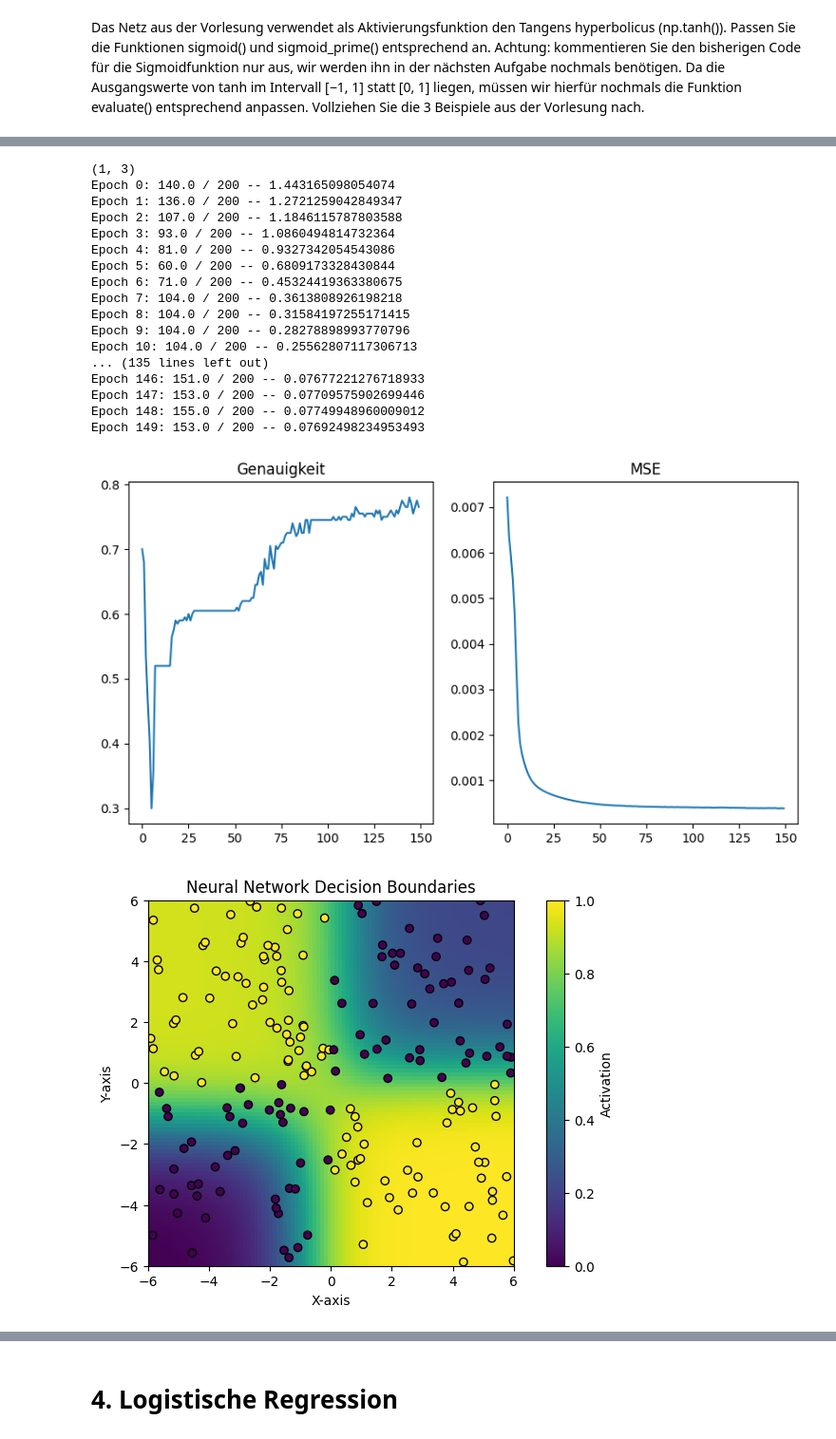
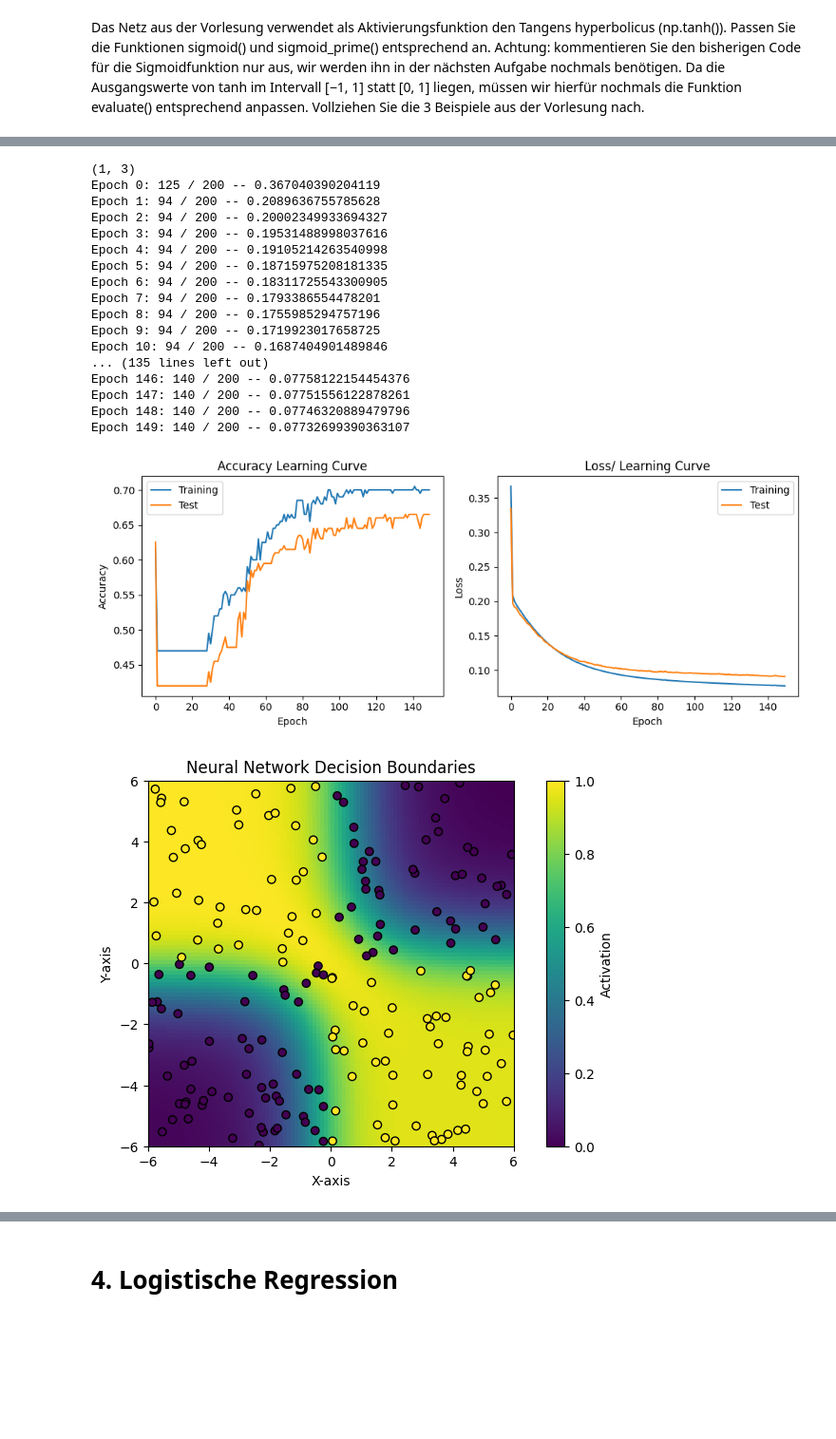
Before and after one commit to KrasserKai/Maschinelles-Lernen-Deep-Learning, a Jupyter notebook: dl-ex1/ex1.ipynb, the cells around one changed output, grey strips where cells are left out. Shown at 95% size. Cells and saved outputs as stored; diff of their text form; code cells hidden in the pictures; blank space fills up the shorter version.

```diff
--- a/dl-ex1/ex1.ipynb
+++ b/dl-ex1/ex1.ipynb
@@ -445,10 +493,9 @@ Beachten Sie hierbei, dass unser Lernproblem nicht konvex ist, so dass die Optim
 zuweilen in lokalen Minima hängenbleiben kann. Wiederholen Sie Ihren Versuch daher
 mehrere Male und vergeleichen Sie die Ergebnisse.
 # %%
-# Netz trainieren
 activationType = "sigmoid"
 lossFunctionType="mse"
 setNetworkParams(10, 0.03, [2,2,1], 150)
-acc_val, mse = SGD(train_design_matrix, y_train_reshaped, epochs, mbs, eta, test_design_matrix, y_test_reshaped)
+training_accuracies, test_accuracies, training_losses, test_losses = trainNetwork()
 # %% [output]
 (1, 2)
@@ -478,0 +521,3 @@ ShowResult(acc_val, mse, test_design_matrix, grid_design_matrix, X_train, y_trai
+# %%
+plotLearningCurve(training_accuracies, test_accuracies, training_losses, test_losses, epochs)
+plotDecisionFunction()
@@ -489,7 +537,8 @@ entsprechend anpassen. Vollziehen Sie die 3 Beispiele aus der Vorlesung nach.
 activationType = "sigmoid"
 lossFunctionType="mse"
 setNetworkParams(10, 0.03, [2,2,1], 150)
-acc_val, mse = SGD(train_design_matrix, y_train_reshaped, epochs, mbs, eta, test_design_matrix, y_test_reshaped)
-ShowResult(acc_val, mse, test_design_matrix, grid_design_matrix, X_train, y_train)
+training_accuracies, test_accuracies, training_losses, test_losses = trainNetwork()
+plotLearningCurve(training_accuracies, test_accuracies, training_losses, test_losses, epochs)
+plotDecisionFunction()
 # %% [output]
 (1, 2)
@@ -514,29 +563,30 @@ Epoch 149: 104.0 / 200 -- 0.2513396005354102
 # %%
 activationType = "tanh"
 lossFunctionType="mse"
 setNetworkParams(10, 0.03, [2,3,1], 150)
-acc_val, mse = SGD(train_design_matrix, y_train_reshaped, epochs, mbs, eta, test_design_matrix, y_test_reshaped)
-ShowResult(acc_val, mse, test_design_matrix, grid_design_matrix, X_train, y_train)
+training_accuracies, test_accuracies, training_losses, test_losses = trainNetwork()
+plotLearningCurve(training_accuracies, test_accuracies, training_losses, test_losses, epochs)
+plotDecisionFunction()
 # %% [output]
 (1, 3)
-Epoch 0: 140.0 / 200 -- 1.443165098054074
-Epoch 1: 136.0 / 200 -- 1.2721259042849347
-Epoch 2: 107.0 / 200 -- 1.1846115787803588
-Epoch 3: 93.0 / 200 -- 1.0860494814732364
-Epoch 4: 81.0 / 200 -- 0.9327342054543086
-Epoch 5: 60.0 / 200 -- 0.6809173328430844
-Epoch 6: 71.0 / 200 -- 0.45324419363380675
-Epoch 7: 104.0 / 200 -- 0.3613808926198218
-Epoch 8: 104.0 / 200 -- 0.31584197255171415
-Epoch 9: 104.0 / 200 -- 0.28278898993770796
-Epoch 10: 104.0 / 200 -- 0.25562807117306713
+Epoch 0: 125 / 200 -- 0.367040390204119
+Epoch 1: 94 / 200 -- 0.2089636755785628
+Epoch 2: 94 / 200 -- 0.20002349933694327
+Epoch 3: 94 / 200 -- 0.19531488998037616
+Epoch 4: 94 / 200 -- 0.19105214263540998
+Epoch 5: 94 / 200 -- 0.18715975208181335
+Epoch 6: 94 / 200 -- 0.18311725543300905
+Epoch 7: 94 / 200 -- 0.1793386554478201
+Epoch 8: 94 / 200 -- 0.1755985294757196
+Epoch 9: 94 / 200 -- 0.1719923017658725
+Epoch 10: 94 / 200 -- 0.1687404901489846
 ... (135 lines left out)
-Epoch 146: 151.0 / 200 -- 0.07677221276718933
-Epoch 147: 153.0 / 200 -- 0.07709575902699446
-Epoch 148: 155.0 / 200 -- 0.07749948960009012
-Epoch 149: 153.0 / 200 -- 0.07692498234953493
+Epoch 146: 140 / 200 -- 0.07758122154454376
+Epoch 147: 140 / 200 -- 0.07751556122878261
+Epoch 148: 140 / 200 -- 0.07746320889479796
+Epoch 149: 140 / 200 -- 0.07732699390363107
-[figure, old version]
+[figure, new version]
-[figure, old version]
+[figure, new version]
 # %%
 activationType = "tanh"
 lossFunctionType="mse"
```
Also changed, not shown: parts of 12 cells of this notebook.
